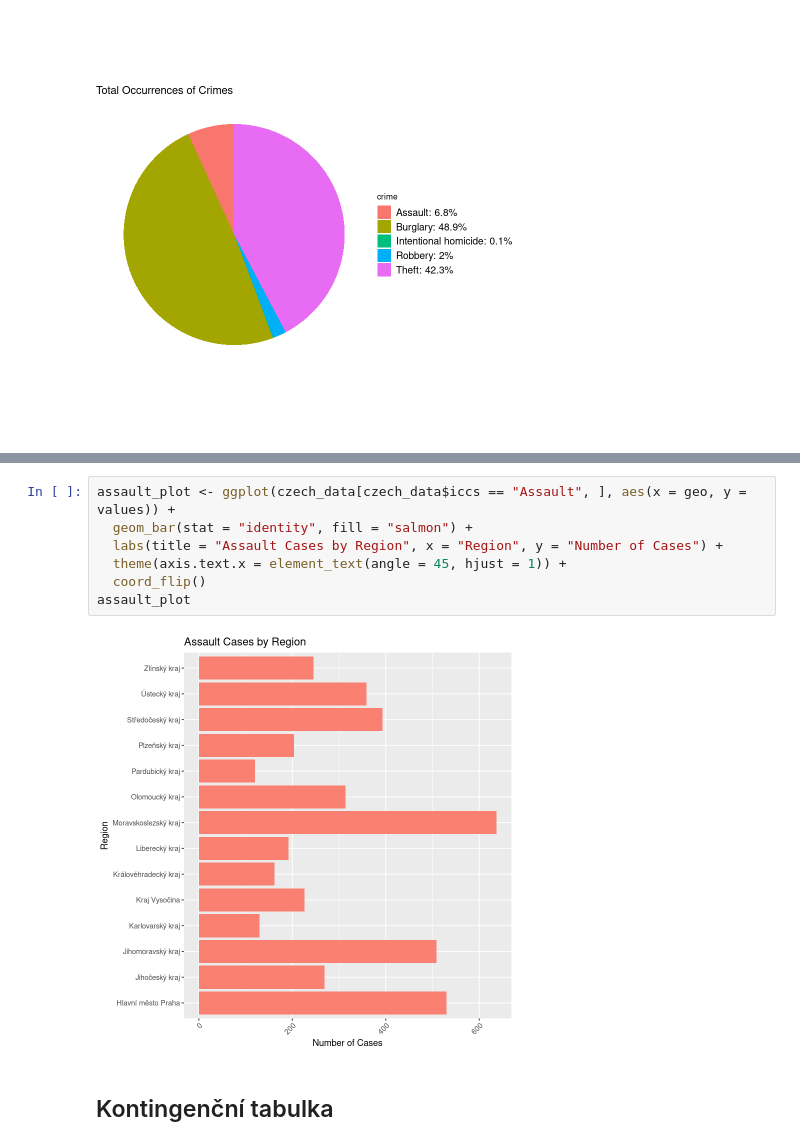
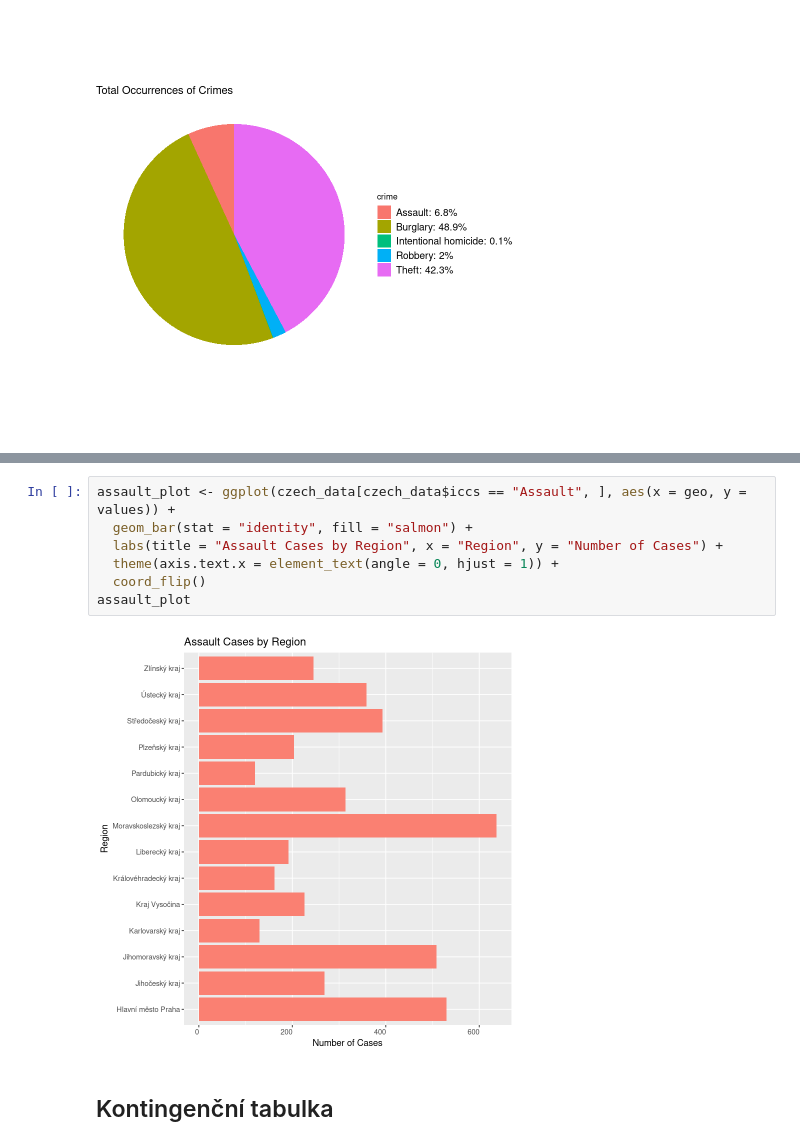
Before and after one commit to xsenyaaax/practicalStatistics, a Jupyter notebook: semestral-project.ipynb, the cells around one changed output, grey strips where cells are left out. Saved outputs shown, nothing was run; the diff lists cells and outputs as text.

Commit message:
Changed angle of text in plot

```diff
--- a/semestral-project.ipynb
+++ b/semestral-project.ipynb
@@ -279,12 +279,12 @@ homicide_plot
 # %%
 assault_plot <- ggplot(czech_data[czech_data$iccs == "Assault", ], aes(x = geo, y = values)) +
   geom_bar(stat = "identity", fill = "salmon") +
   labs(title = "Assault Cases by Region", x = "Region", y = "Number of Cases") +
-  theme(axis.text.x = element_text(angle = 45, hjust = 1)) +
+  theme(axis.text.x = element_text(angle = 0, hjust = 1)) +
   coord_flip()
 assault_plot
 # %% [output]
-[figure, old version]
+[figure, new version]
 # %% [markdown]
 ## Kontingenční tabulka
 # %% [markdown]
```
Also changed, not shown: parts of 1 cell of this notebook.
